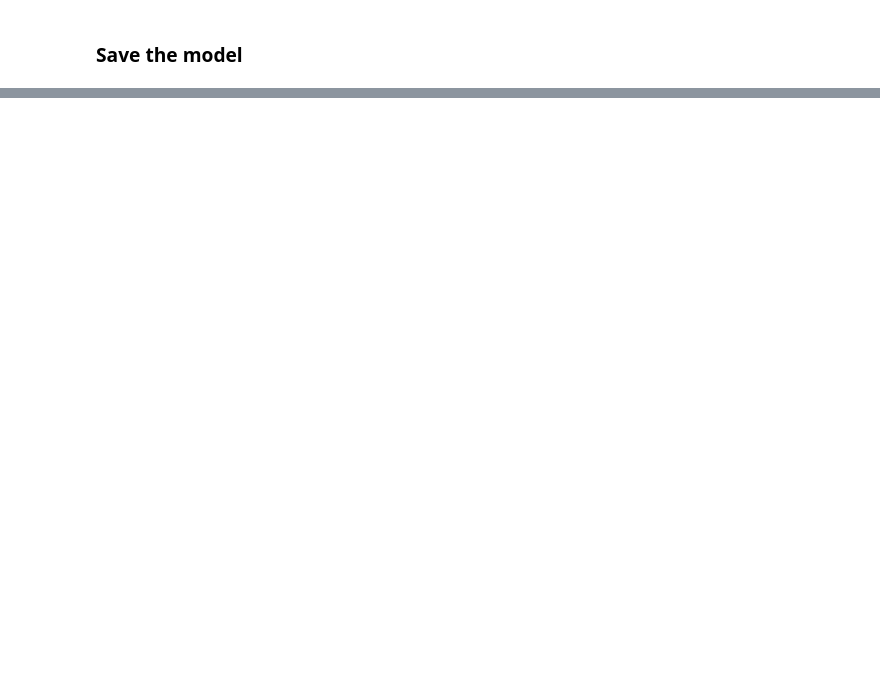
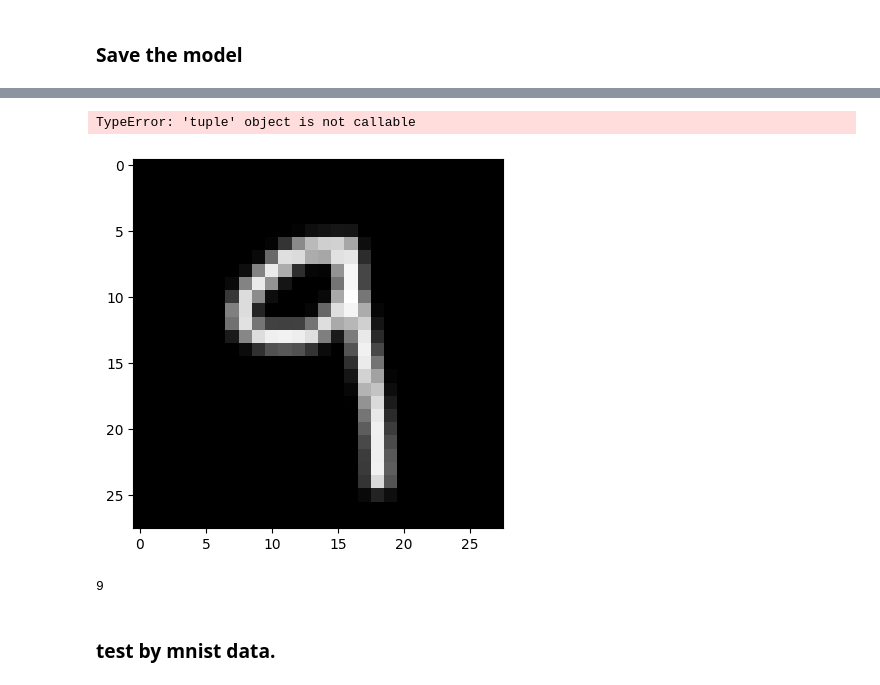
Before and after one commit to kreimben/MNISTClassifier, a Jupyter notebook: main.ipynb, the cells around one changed output, grey strips where cells are left out. Cells and saved outputs as stored; diff of their text form; code cells hidden in the pictures; blank space fills up the shorter version.

```diff
--- a/main.ipynb
+++ b/main.ipynb
@@ -118,0 +187,52 @@ trainer.save_checkpoint('mnist.ckpt')
+# %%
+from app import transform
+
+# Preprocess the image
+image_tensor = transform(image).unsqueeze(0)  # Add batch dimension
+# image_tensor = image_tensor.unsqueeze(0)
+m = image_tensor.numpy()
+# %%
+# check tensored image.
+import matplotlib.pyplot as plt
+
+
+def show_image(image_tensor):
+    image_tensor = copy.deepcopy(image_tensor)
+
+    # Assuming `image_tensor` is your transformed image tensor
+    image_tensor = image_tensor.squeeze(0)  # Remove batch dimension if present
+
+    # Denormalize
+    image_tensor = image_tensor * 0.5 + 0.5  # Assuming normalization mean=0.5, std=0.5
+
+    # Convert to numpy array
+    image_numpy = image_tensor.numpy()
+
+    # If it's a grayscale image (1, H, W), convert to (H, W) for displaying
+    if image_numpy.shape[0] == 1:
+        image_numpy = image_numpy.squeeze(0)
+
+    # Display the image
+    plt.imshow(image_numpy, cmap='gray' if image_numpy.ndim == 2 else None)
+    print(image_numpy.shape())
+    plt.axis('off')  # Hide axes ticks
+    plt.show()
+
+
+show_image(image_tensor)
+# %% [output]
+TypeError: 'tuple' object is not callable
+[figure, added]
+# %%
+# Predict
+with torch.no_grad():
+    prediction = model(image_tensor)
+
+# Process the prediction as needed
+# For example, convert tensor to JSON serializable output
+prediction_result = prediction.argmax().item()
+prediction_result
+# %% [output]
+9
+# %% [markdown]
+### test by mnist data.
```
Also changed, not shown: parts of 20 cells of this notebook, 1 other file.
